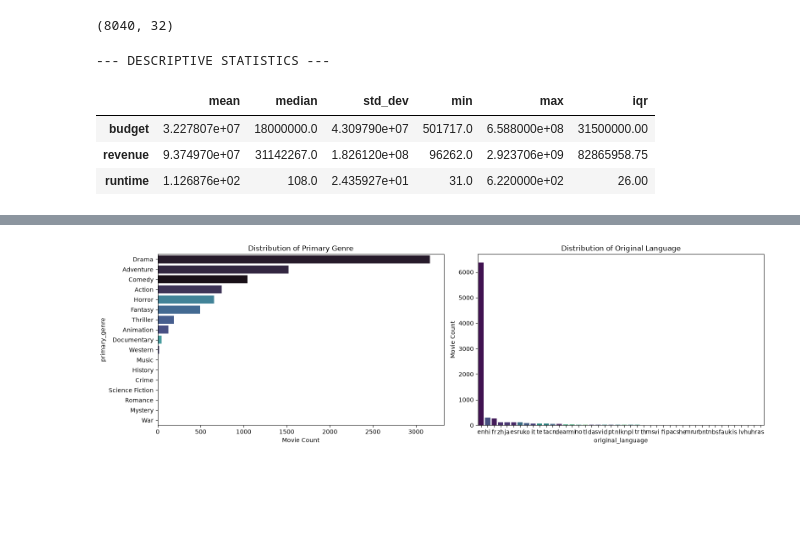
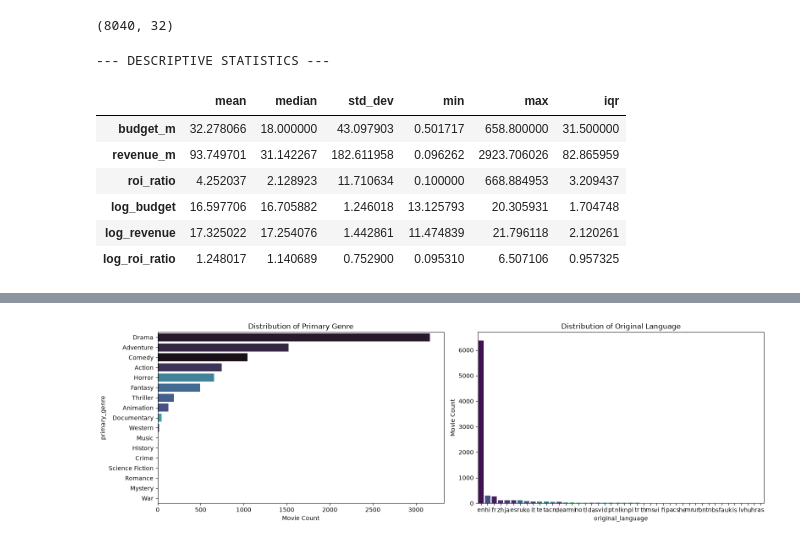
Before and after one commit to ihpwapp/TMDB-movie-analysis, a Jupyter notebook: notebooks/EDA.ipynb, the cells around one changed output, grey strips where cells are left out. Drawn from its saved outputs; the diff is of its cells as text; code cells hidden in the pictures; blank space fills up the shorter version.

```diff
--- a/notebooks/EDA.ipynb
+++ b/notebooks/EDA.ipynb
@@ -113,13 +117,11 @@ Name: cast, dtype: str
 # Convert raw budget and revenue to millions while keeping them numeric
 df['budget_m'] = df['budget'] / 1e6
 df['revenue_m'] = df['revenue'] / 1e6
-df['roi_ratio'] = df['revenue'] / df['budget']
 
 
-df_display = df[['original_title', 'budget', 'revenue', 'roi_ratio', 'runtime', 'budget_m', 'revenue_m', 'director_name']].copy()
+df_display = df[['original_title', 'budget', 'revenue', 'roi', 'runtime', 'budget_m', 'revenue_m', 'director_name']].copy()
 
-df_display.sort_values(by='roi_ratio', ascending=False).head(10)
+df_display.sort_values(by='roi', ascending=False).head(10)
 
-# Exact title search
 # df_display[df_display['original_title'] == 'Obsession']
 # %% [output]
@@ -153,33 +155,41 @@ df.shape
 # %%
 df["release_date"] = pd.to_datetime(df["release_date"])
 
 # Log transform heavily skewed financial variables
 df['log_budget'] = np.log1p(df['budget'])
 df['log_revenue'] = np.log1p(df['revenue'])
+df['log_roi_ratio'] = np.log1p(df['roi_ratio'])
+
 
 dist_cols = [
-    "budget",
-    "revenue",
-    "runtime",
+    "budget_m",
+    "revenue_m",
+    "roi_ratio",
+    "log_budget",
+    "log_revenue",
+    "log_roi_ratio"
 ]
 
 # 1. Summary Metrics Table
 summary_stats = df[dist_cols].describe().T
 summary_stats["std_dev"] = df[dist_cols].std()
 summary_stats["iqr"] = df[dist_cols].quantile(0.75) - df[
     dist_cols
 ].quantile(0.25)
 summary_stats = summary_stats[
     ["mean", "50%", "std_dev", "min", "max", "iqr"]
 ].rename(columns={"50%": "median"})
 
 print("--- DESCRIPTIVE STATISTICS ---")
 display(summary_stats)
 # %% [output]
 --- DESCRIPTIVE STATISTICS ---
 |  | mean | median | std_dev | min | max | iqr |
-| budget | 3.227807e+07 | 18000000.0 | 4.309790e+07 | 501717.0 | 6.588000e+08 | 31500000.00 |
-| revenue | 9.374970e+07 | 31142267.0 | 1.826120e+08 | 96262.0 | 2.923706e+09 | 82865958.75 |
-| runtime | 1.126876e+02 | 108.0 | 2.435927e+01 | 31.0 | 6.220000e+02 | 26.00 |
+| budget_m | 32.278066 | 18.000000 | 43.097903 | 0.501717 | 658.800000 | 31.500000 |
+| revenue_m | 93.749701 | 31.142267 | 182.611958 | 0.096262 | 2923.706026 | 82.865959 |
+| roi_ratio | 4.252037 | 2.128923 | 11.710634 | 0.100000 | 668.884953 | 3.209437 |
+| log_budget | 16.597706 | 16.705882 | 1.246018 | 13.125793 | 20.305931 | 1.704748 |
+| log_revenue | 17.325022 | 17.254076 | 1.442861 | 11.474839 | 21.796118 | 2.120261 |
+| log_roi_ratio | 1.248017 | 1.140689 | 0.752900 | 0.095310 | 6.507106 | 0.957325 |
 # %%
 # 2. Distributions (Histograms + KDE)
```
Also changed, not shown: parts of 5 cells of this notebook, 4 other files.
